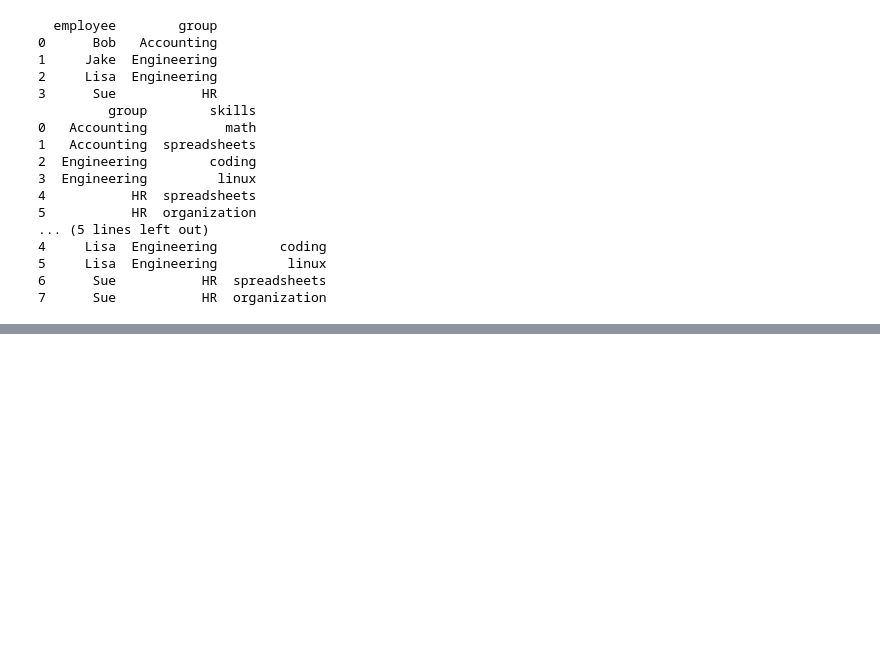
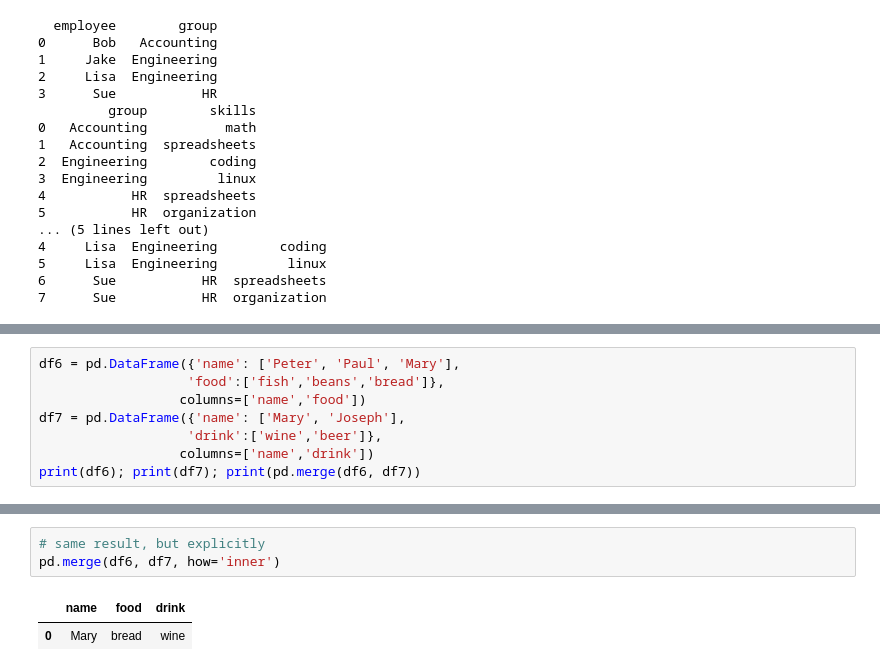
Before and after one commit to e2718281/python_datascience_handbook, a Jupyter notebook: pandas.ipynb, the cells around one changed output, grey strips where cells are left out. Saved outputs shown, nothing was run; the diff lists cells and outputs as text; blank space fills up the shorter version.

Commit message:
Combining data sets
Merge and join

```diff
--- a/pandas.ipynb
+++ b/pandas.ipynb
@@ -1228,0 +1322,8 @@ print(df1); print(df5); print(pd.merge(df1, df5))
+# %%
+df6 = pd.DataFrame({'name': ['Peter', 'Paul', 'Mary'],
+                   'food':['fish','beans','bread']},
+                  columns=['name','food'])
+df7 = pd.DataFrame({'name': ['Mary', 'Joseph'],
+                   'drink':['wine','beer']},
+                  columns=['name','drink'])
+print(df6); print(df7); print(pd.merge(df6, df7))
@@ -1228,0 +1340,6 @@ print(df1); print(df5); print(pd.merge(df1, df5))
+# %%
+# same result, but explicitly
+pd.merge(df6, df7, how='inner')
+# %% [output]
+|  | name | food | drink |
+| 0 | Mary | bread | wine |
```
Also changed, not shown: parts of 28 cells of this notebook.
